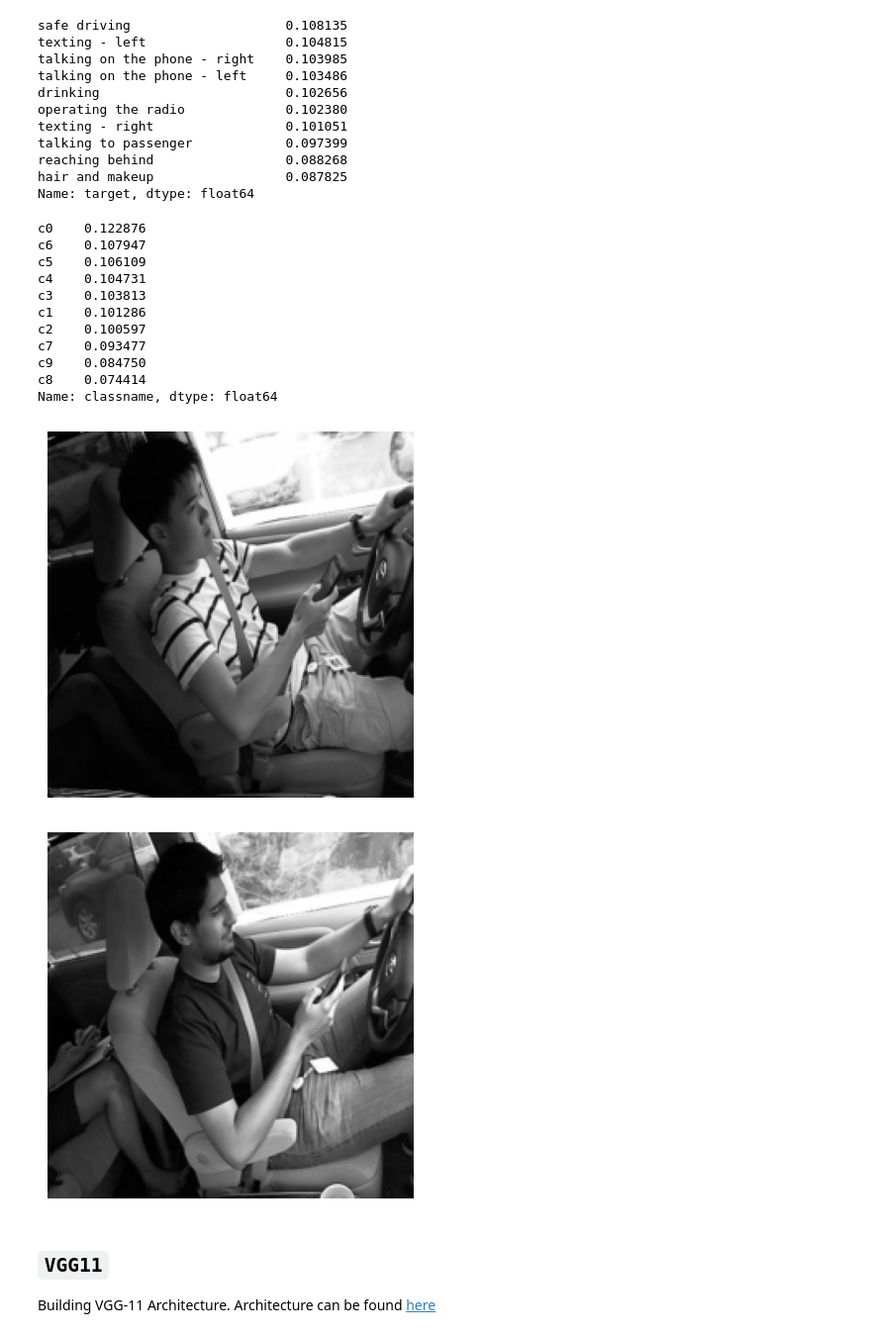
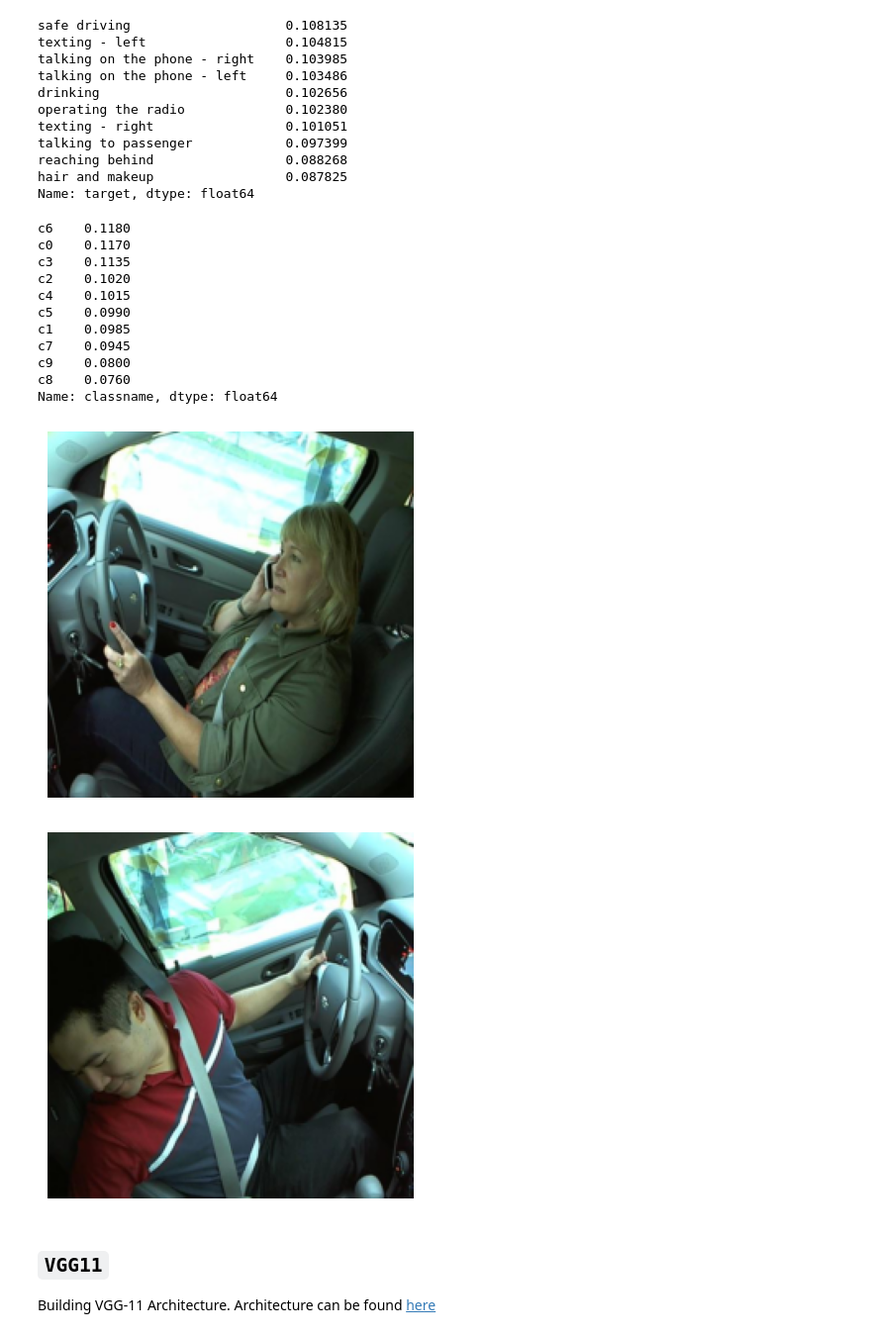
Before and after one commit to RasKrebs/aml_itu, a Jupyter notebook: notebooks/vgg_11_v1.ipynb, the cells around one changed output. Shown at 99% size. Drawn from its saved outputs; the diff is of its cells as text; code cells hidden in the pictures.

```diff
--- a/notebooks/vgg_11_v1.ipynb
+++ b/notebooks/vgg_11_v1.ipynb
@@ -114,11 +115,10 @@ transforms = T.Compose([
 
 
 transforms_v2 = v2.Compose([
-    T.Grayscale(num_output_channels=1),
+    #T.Grayscale(num_output_channels=1),
     v2.RandomResizedCrop(size=(224, 224), antialias=True, scale=(0.9, 1)),
     v2.RandomHorizontalFlip(p=0.5),
-    v2.ToDtype(torch.float32, scale=True),
-    v2.Normalize(mean=[0.485], std=[0.229])
+    v2.ToDtype(torch.float32, scale=True)
     ])
 
 
@@ -157,34 +158,34 @@ reaching behind                 0.088268
 hair and makeup                 0.087825
 Name: target, dtype: float64
 # %%
-val_data.img_labels = val_data.img_labels
+val_data.img_labels = val_data.img_labels.sample(2000)
 val_data.img_labels.classname.value_counts(True)
 # %% [output]
-c0    0.122876
-c6    0.107947
-c5    0.106109
-c4    0.104731
-c3    0.103813
-c1    0.101286
-c2    0.100597
-c7    0.093477
-c9    0.084750
-c8    0.074414
+c6    0.1180
+c0    0.1170
+c3    0.1135
+c2    0.1020
+c4    0.1015
+c5    0.0990
+c1    0.0985
+c7    0.0945
+c9    0.0800
+c8    0.0760
 Name: classname, dtype: float64
 # %%
 img, _ = train_data[100]
-plt.imshow(img.squeeze(), cmap='gray')
+plt.imshow(img.permute(1, 2, 0))
 plt.axis('off')
 plt.show()
 # %% [output]
-[figure, old version]
+[figure, new version]
 # %%
 img, _ = val_data[100]
-plt.imshow(img.squeeze(), cmap='gray')
+plt.imshow(img.permute(1, 2, 0))
 plt.axis('off')
 plt.show()
 # %% [output]
-[figure, old version]
+[figure, new version]
 # %% [markdown]
 ## `VGG11`
 Building VGG-11 Architecture. Architecture can be found [here](https://jaketae.github.io/study/pytorch-vgg/)
```
Also changed, not shown: parts of 11 cells of this notebook.
